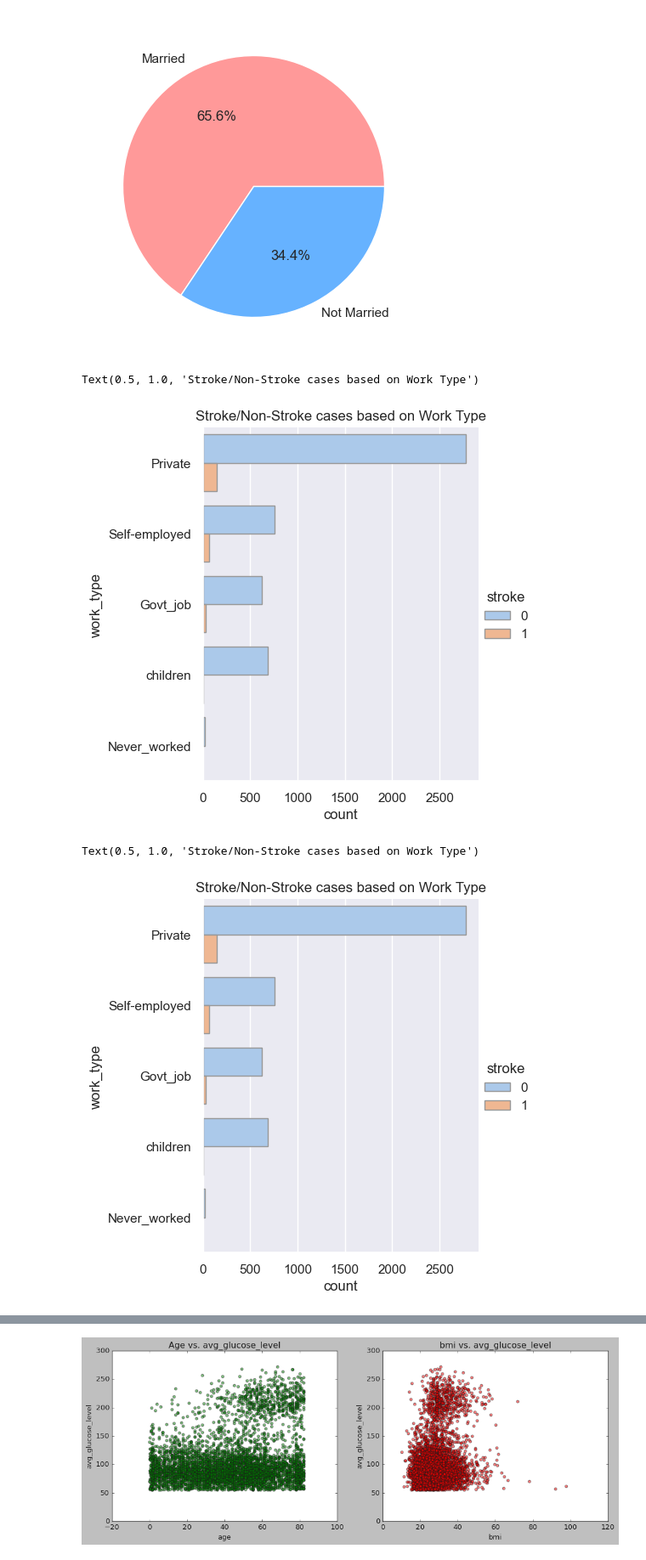
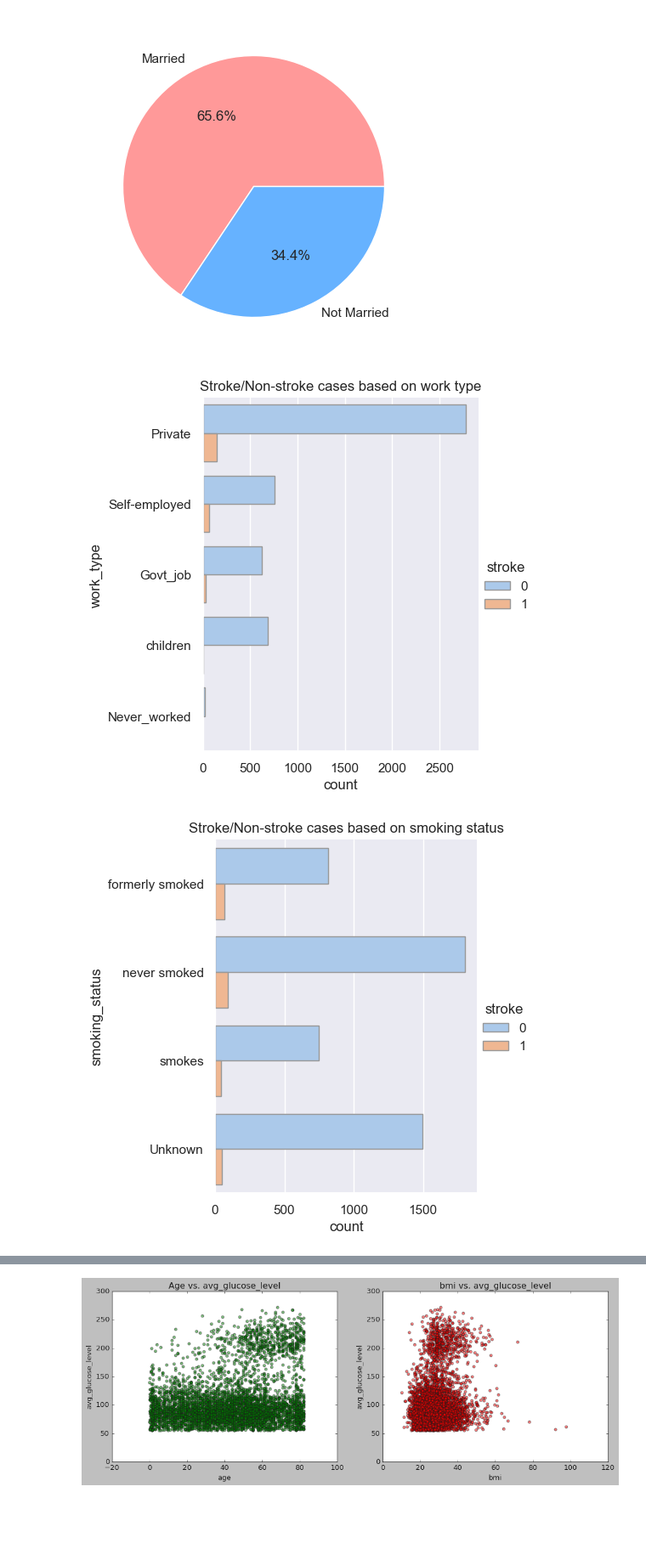
Before and after one commit to gracygulati7/APSC, a Jupyter notebook: Stroke/Stroke.ipynb, the cells around one changed output, grey strips where cells are left out. Shown at 85% size. Drawn from its saved outputs; the diff is of its cells as text; code cells hidden in the pictures; blank space fills up the shorter version.

```diff
--- a/Stroke/Stroke.ipynb
+++ b/Stroke/Stroke.ipynb
@@ -12,5 +33,5 @@ from plotly.subplots import make_subplots
 import warnings
 warnings.filterwarnings('ignore')
 # %%
-stroke_data=pd.read_csv('strokes.csv')
+stroke_data = pd.read_csv('healthcare-dataset-stroke-data.csv')
 # %% [markdown]
@@ -83,3 +104,2 @@ dtype: int64
 # %%
-stroke_data = stroke_data.drop('id', axis=1)
-stroke_data.head()
+stroke_data = stroke_data.drop(['id'], axis = 1)
@@ -259,17 +284,17 @@ fig = plt.pie([married['Yes'],married['No']],labels=['Married','Not Married'],au
 # %% [output]
 [figure]
 # %%
-sns.catplot(y="work_type", hue="stroke", kind="count",palette="pastel", edgecolor=".6", data=stroke_data)
-plt.title('Stroke/Non-Stroke cases based on Work Type')
+sns.catplot(y="work_type", hue="stroke", kind="count", palette="pastel", edgecolor=".6", data=stroke_data)
+plt.title('Stroke/Non-stroke cases based on work type')
+plt.show()
 # %% [output]
-Text(0.5, 1.0, 'Stroke/Non-Stroke cases based on Work Type')
-[figure, old version]
+[figure, new version]
 # %%
-sns.catplot(y="work_type", hue="stroke", kind="count",palette="pastel", edgecolor=".6", data=stroke_data)
-plt.title('Stroke/Non-Stroke cases based on Work Type')
+sns.catplot(y="smoking_status", hue="stroke", kind="count", palette="pastel", edgecolor=".6", data= stroke_data)
+plt.title('Stroke/Non-stroke cases based on smoking status')
+plt.show()
 # %% [output]
-Text(0.5, 1.0, 'Stroke/Non-Stroke cases based on Work Type')
-[figure, old version]
+[figure, new version]
 # %%
 plt.style.use("classic")
 plt.figure(figsize=(10, 7))
```
Also changed, not shown: parts of 62 cells of this notebook.
